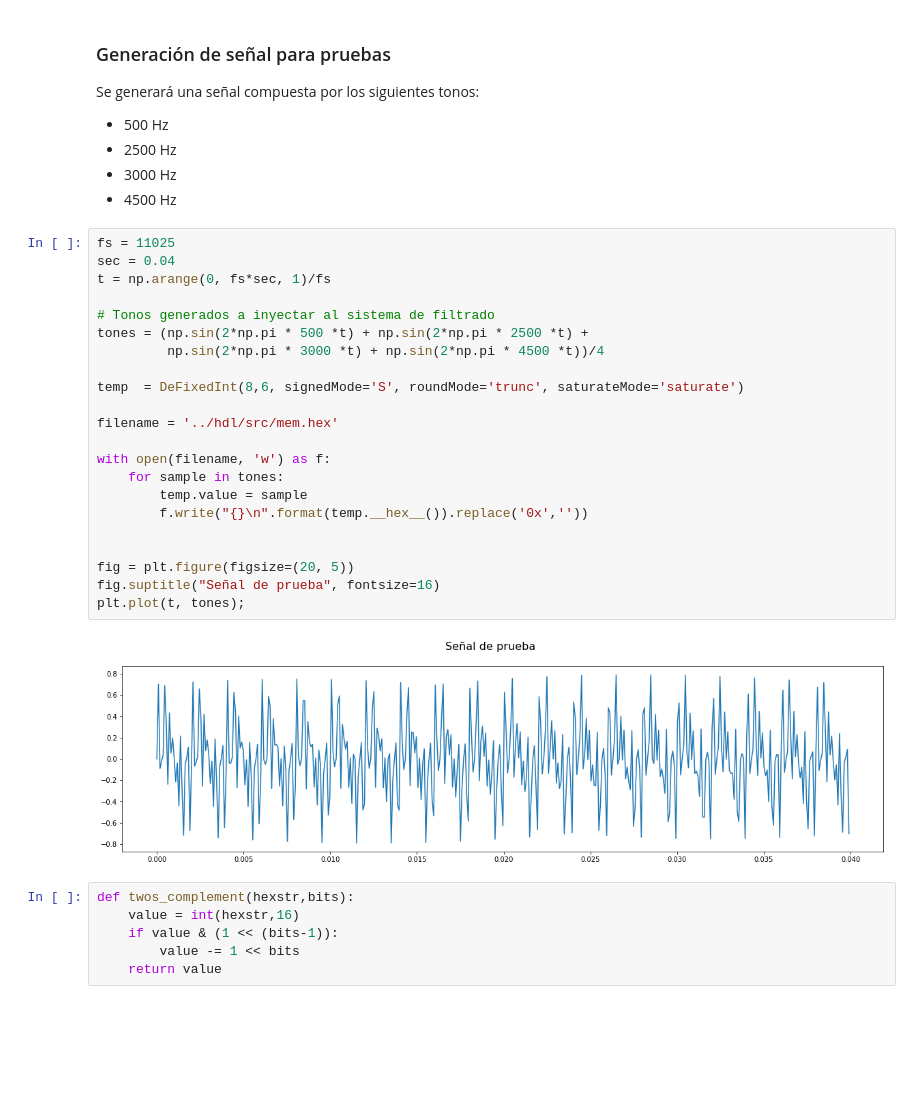
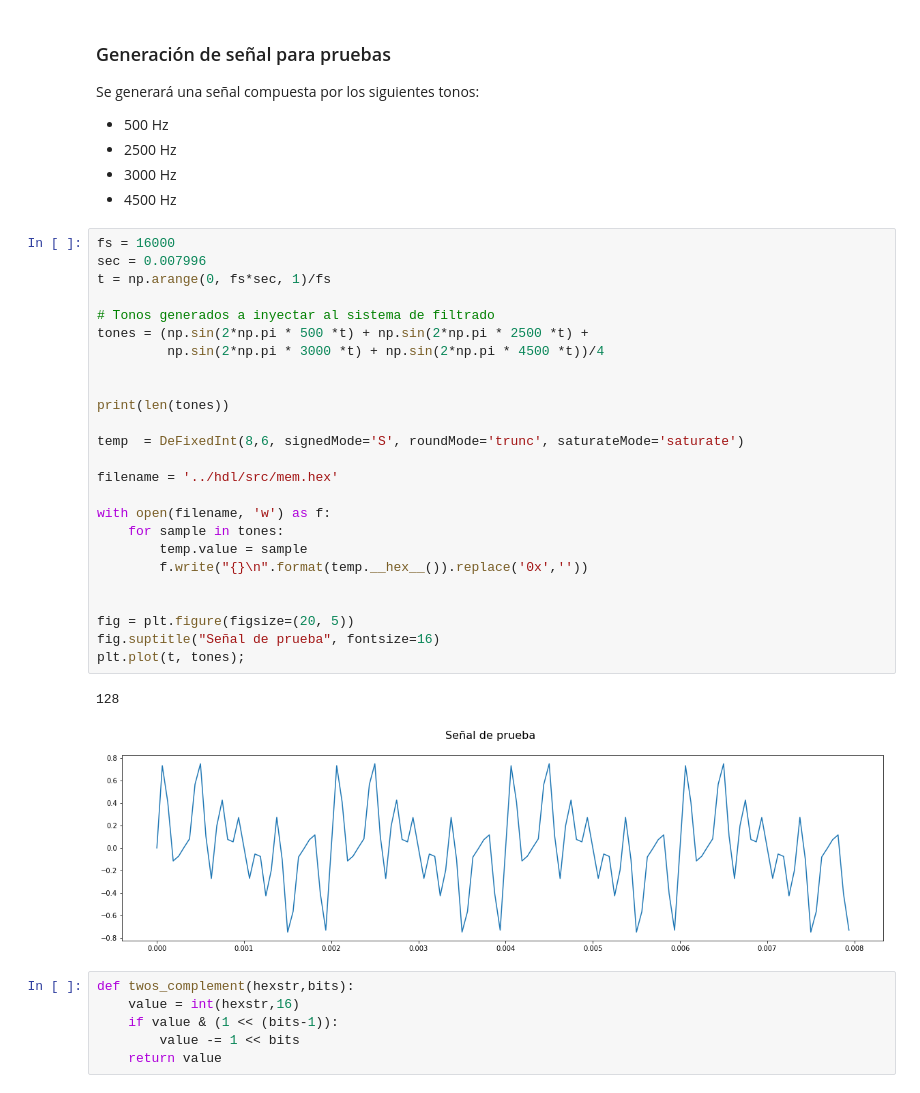
Before and after one commit to davidbro-in/pds-fir-pipeline, a Jupyter notebook: notebooks/fir.ipynb, the cells around one changed output. Saved outputs shown, nothing was run; the diff lists cells and outputs as text; blank space fills up the shorter version.

```diff
--- a/notebooks/fir.ipynb
+++ b/notebooks/fir.ipynb
@@ -35,29 +35,33 @@ Se generará una señal compuesta por los siguientes tonos:
 - 3000 Hz
 - 4500 Hz
 # %%
-fs = 11025
-sec = 0.04
+fs = 16000
+sec = 0.007996
 t = np.arange(0, fs*sec, 1)/fs
 
 # Tonos generados a inyectar al sistema de filtrado
 tones = (np.sin(2*np.pi * 500 *t) + np.sin(2*np.pi * 2500 *t) +
          np.sin(2*np.pi * 3000 *t) + np.sin(2*np.pi * 4500 *t))/4
+
+
+print(len(tones))
 
 temp  = DeFixedInt(8,6, signedMode='S', roundMode='trunc', saturateMode='saturate')
 
 filename = '../hdl/src/mem.hex'
 
 with open(filename, 'w') as f:
     for sample in tones:
         temp.value = sample
         f.write("{}\n".format(temp.__hex__()).replace('0x',''))
 
 
 fig = plt.figure(figsize=(20, 5))
 fig.suptitle("Señal de prueba", fontsize=16)
 plt.plot(t, tones);
 # %% [output]
+128
-[figure, old version]
+[figure, new version]
 # %%
 def twos_complement(hexstr,bits):
     value = int(hexstr,16)
```
Also changed, not shown: parts of 9 cells of this notebook, 28 other files.
